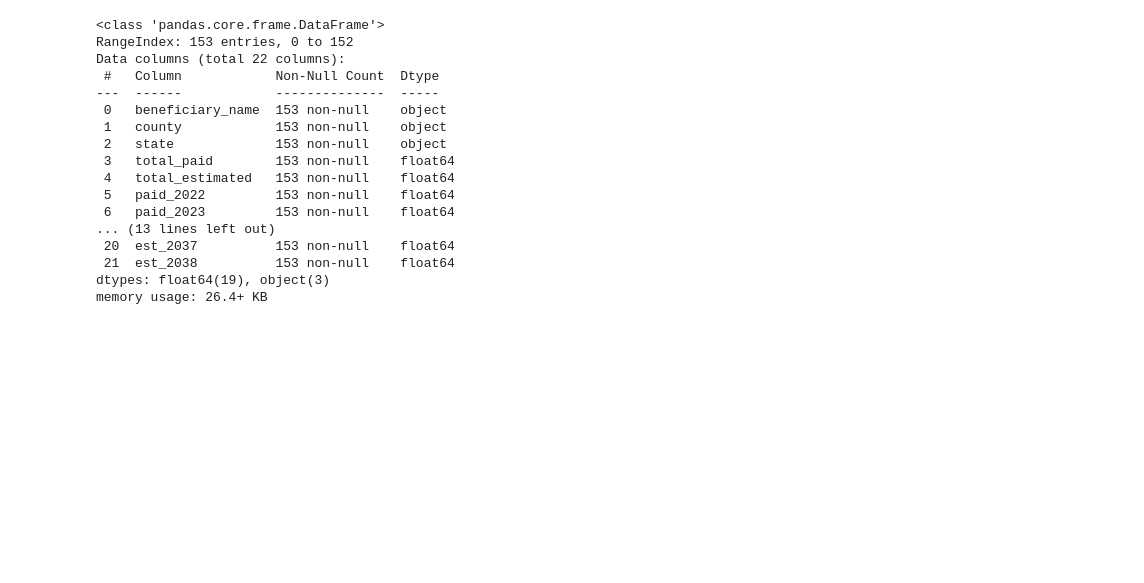
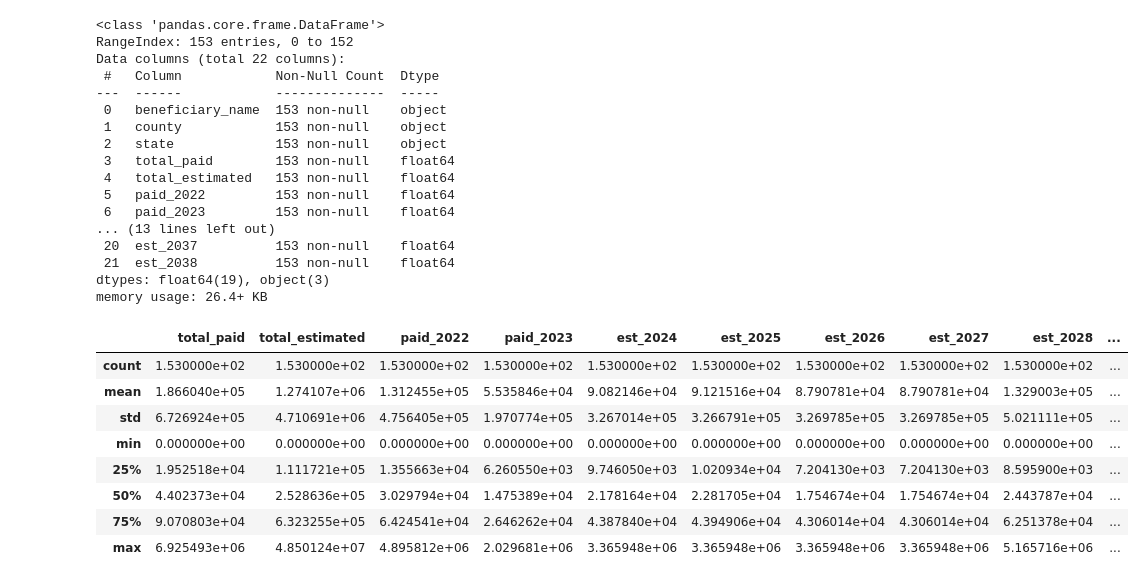
Before and after one commit to gabbycjames/Opioid_Settlements, a Jupyter notebook: Opioid_Settlements.ipynb, the cells around one changed output. Drawn from its saved outputs; the diff is of its cells as text; code cells hidden in the pictures; blank space fills up the shorter version.

```diff
--- a/Opioid_Settlements.ipynb
+++ b/Opioid_Settlements.ipynb
@@ -45,3 +50,15 @@ Data columns (total 22 columns):
  21  est_2038          153 non-null    float64
 dtypes: float64(19), object(3)
 memory usage: 26.4+ KB
+# %%
+df.describe()
+# %% [output]
+|  | total_paid | total_estimated | paid_2022 | paid_2023 | est_2024 | est_2025 | est_2026 | est_2027 | est_2028 | ... |
+| count | 1.530000e+02 | 1.530000e+02 | 1.530000e+02 | 1.530000e+02 | 1.530000e+02 | 1.530000e+02 | 1.530000e+02 | 1.530000e+02 | 1.530000e+02 | ... |
+| mean | 1.866040e+05 | 1.274107e+06 | 1.312455e+05 | 5.535846e+04 | 9.082146e+04 | 9.121516e+04 | 8.790781e+04 | 8.790781e+04 | 1.329003e+05 | ... |
+| std | 6.726924e+05 | 4.710691e+06 | 4.756405e+05 | 1.970774e+05 | 3.267014e+05 | 3.266791e+05 | 3.269785e+05 | 3.269785e+05 | 5.021111e+05 | ... |
+| min | 0.000000e+00 | 0.000000e+00 | 0.000000e+00 | 0.000000e+00 | 0.000000e+00 | 0.000000e+00 | 0.000000e+00 | 0.000000e+00 | 0.000000e+00 | ... |
+| 25% | 1.952518e+04 | 1.111721e+05 | 1.355663e+04 | 6.260550e+03 | 9.746050e+03 | 1.020934e+04 | 7.204130e+03 | 7.204130e+03 | 8.595900e+03 | ... |
+| 50% | 4.402373e+04 | 2.528636e+05 | 3.029794e+04 | 1.475389e+04 | 2.178164e+04 | 2.281705e+04 | 1.754674e+04 | 1.754674e+04 | 2.443787e+04 | ... |
+| 75% | 9.070803e+04 | 6.323255e+05 | 6.424541e+04 | 2.646262e+04 | 4.387840e+04 | 4.394906e+04 | 4.306014e+04 | 4.306014e+04 | 6.251378e+04 | ... |
+| max | 6.925493e+06 | 4.850124e+07 | 4.895812e+06 | 2.029681e+06 | 3.365948e+06 | 3.365948e+06 | 3.365948e+06 | 3.365948e+06 | 5.165716e+06 | ... |
```
Also changed, not shown: parts of 11 cells of this notebook.
